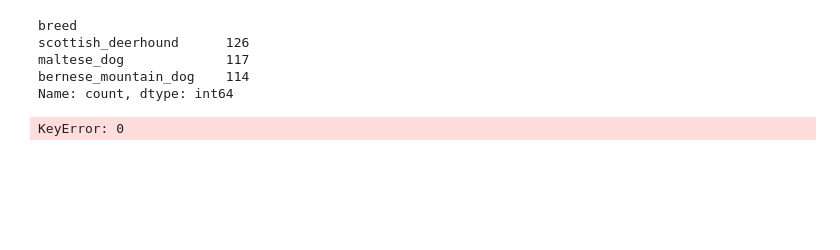
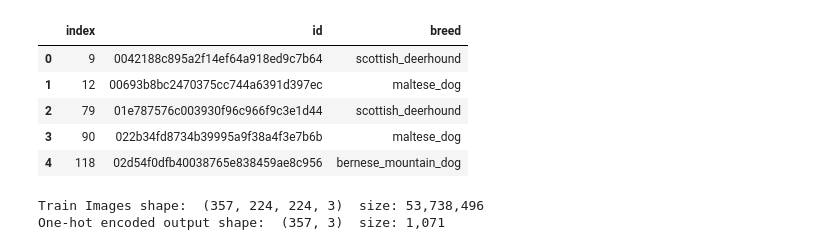
Before and after one commit to Jeshan04/dog_breed_detection, a Jupyter notebook: dogbreed_detection.ipynb, the cells around one changed output. Saved outputs shown, nothing was run; the diff lists cells and outputs as text; code cells hidden in the pictures; blank space fills up the shorter version.

```diff
--- a/dogbreed_detection.ipynb
+++ b/dogbreed_detection.ipynb
@@ -43,25 +94,28 @@ breeds.value_counts()
 # %%
-class_count = ['scottish_deerhound','maltese_dog','bernese_mountain_dog']
-labels = df[df['breed'].isin(class_count)]
-labels['breed'].value_counts()
+CLASS_NAMES = ['scottish_deerhound','maltese_dog','bernese_mountain_dog']
+labels = df[(df['breed'].isin(CLASS_NAMES))]
+labels = labels.reset_index()
+labels.head()
 # %% [output]
-breed
-scottish_deerhound      126
-maltese_dog             117
-bernese_mountain_dog    114
-Name: count, dtype: int64
+|  | index | id | breed |
+| 0 | 9 | 0042188c895a2f14ef64a918ed9c7b64 | scottish_deerhound |
+| 1 | 12 | 00693b8bc2470375cc744a6391d397ec | maltese_dog |
+| 2 | 79 | 01e787576c003930f96c966f9c3e1d44 | scottish_deerhound |
+| 3 | 90 | 022b34fd8734b39995a9f38a4f3e7b6b | maltese_dog |
+| 4 | 118 | 02d54f0dfb40038765e838459ae8c956 | bernese_mountain_dog |
 # %%
-X_data = np.zeros((len(labels),224,224,3),dtype='float32')
-
-Y_data = label_binarize(labels['breed'],classes=class_count)
+X_data = np.zeros((len(labels), 224, 224, 3), dtype='float32')
+# One hot encoding
+Y_data = label_binarize(labels['breed'], classes = CLASS_NAMES)
 
 for i in tqdm(range(len(labels))):
-    img = image.load_img('dog_dataset/train/%s.jpg' % labels['id'][i], target_size=(224,224))
+    img = image.load_img('dog_dataset/train/%s.jpg' % labels['id'][i], target_size=(224, 224))
     img = image.img_to_array(img)
-    x = np.expand_dims(img.copy(),axis=0)
-    X_data[i] = x/255.0
+    x = np.expand_dims(img.copy(), axis=0)
+    X_data[i] = x / 255.0
 
-print (X_data.shape)
-print (Y_data.shape)
+print('\nTrain Images shape: ',X_data.shape,' size: {:,}'.format(X_data.size))
+print('One-hot encoded output shape: ',Y_data.shape,' size: {:,}'.format(Y_data.size))
 # %% [output]
-KeyError: 0
+Train Images shape:  (357, 224, 224, 3)  size: 53,738,496
+One-hot encoded output shape:  (357, 3)  size: 1,071
```
Also changed, not shown: parts of 11 cells of this notebook.
